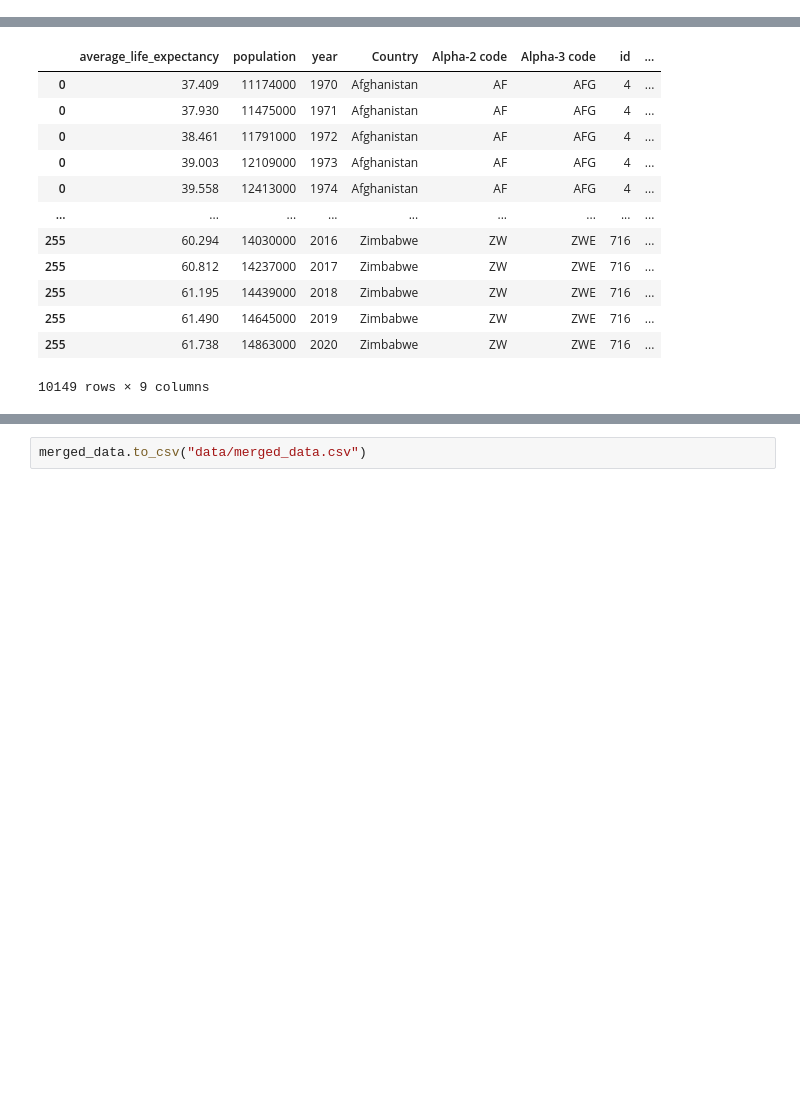
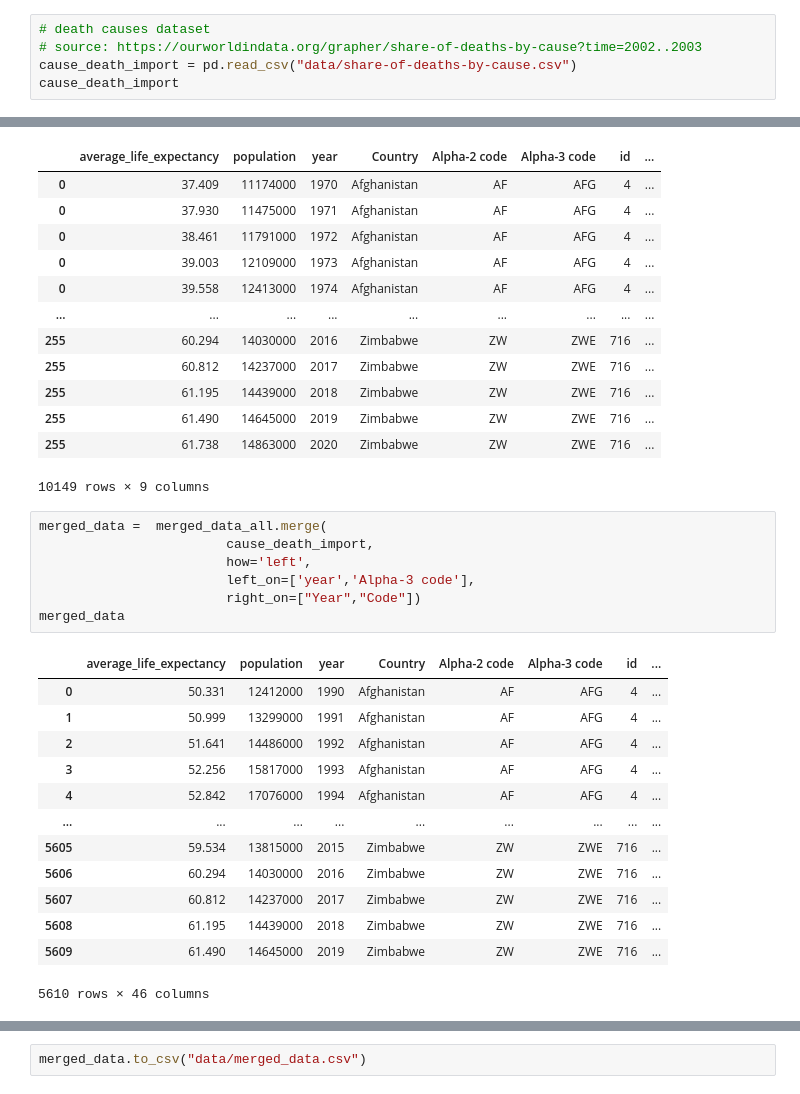
Before and after one commit to simonsasse/dataviz, a Jupyter notebook: main.ipynb, the cells around one changed output, grey strips where cells are left out. Saved outputs shown, nothing was run; the diff lists cells and outputs as text; blank space fills up the shorter version.

```diff
--- a/main.ipynb
+++ b/main.ipynb
@@ -90,3 +90,8 @@ hiv_import
 | 8218 | Zimbabwe | ZWE | 2018 | 196.301602 |
 | 8219 | Zimbabwe | ZWE | 2019 | 180.620329 |
 8220 rows × 4 columns
+# %%
+# death causes dataset
+# source: https://ourworldindata.org/grapher/share-of-deaths-by-cause?time=2002..2003
+cause_death_import = pd.read_csv("data/share-of-deaths-by-cause.csv")
+cause_death_import
@@ -198,3 +232,24 @@ merged_data
 | 255 | 61.490 | 14645000 | 2019 | Zimbabwe | ZW | ZWE | 716 | ... |
 | 255 | 61.738 | 14863000 | 2020 | Zimbabwe | ZW | ZWE | 716 | ... |
 10149 rows × 9 columns
+# %%
+merged_data =  merged_data_all.merge(
+                        cause_death_import,
+                        how='left',
+                        left_on=['year','Alpha-3 code'],
+                        right_on=["Year","Code"])
+merged_data
+# %% [output]
+|  | average_life_expectancy | population | year | Country | Alpha-2 code | Alpha-3 code | id | ... |
+| 0 | 50.331 | 12412000 | 1990 | Afghanistan | AF | AFG | 4 | ... |
+| 1 | 50.999 | 13299000 | 1991 | Afghanistan | AF | AFG | 4 | ... |
+| 2 | 51.641 | 14486000 | 1992 | Afghanistan | AF | AFG | 4 | ... |
+| 3 | 52.256 | 15817000 | 1993 | Afghanistan | AF | AFG | 4 | ... |
+| 4 | 52.842 | 17076000 | 1994 | Afghanistan | AF | AFG | 4 | ... |
+| ... | ... | ... | ... | ... | ... | ... | ... | ... |
+| 5605 | 59.534 | 13815000 | 2015 | Zimbabwe | ZW | ZWE | 716 | ... |
+| 5606 | 60.294 | 14030000 | 2016 | Zimbabwe | ZW | ZWE | 716 | ... |
+| 5607 | 60.812 | 14237000 | 2017 | Zimbabwe | ZW | ZWE | 716 | ... |
+| 5608 | 61.195 | 14439000 | 2018 | Zimbabwe | ZW | ZWE | 716 | ... |
+| 5609 | 61.490 | 14645000 | 2019 | Zimbabwe | ZW | ZWE | 716 | ... |
+5610 rows × 46 columns
```
Also changed, not shown: parts of 6 cells of this notebook, 3 other files.
